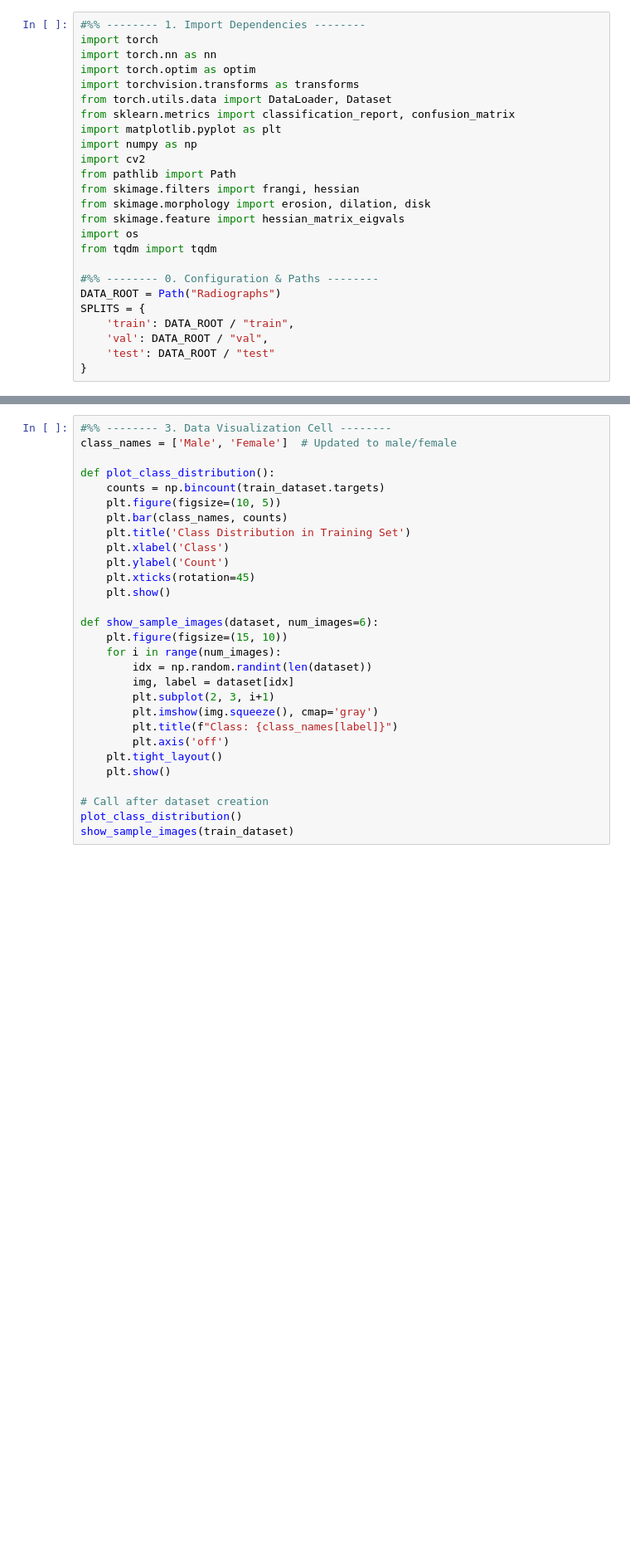
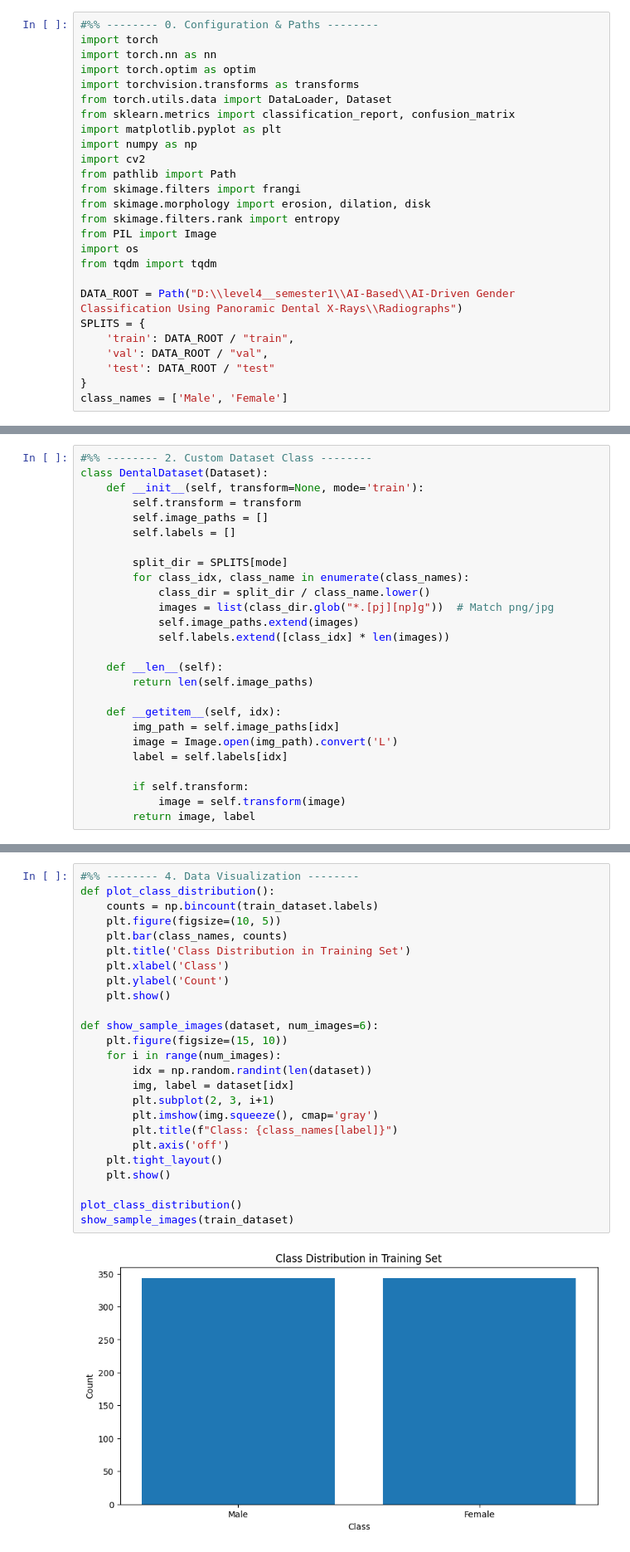
Before and after one commit to Maher1410/Brain-Tumor-Radiology, a Jupyter notebook: test.ipynb, the cells around one changed output, grey strips where cells are left out. Shown at 83% size. Saved outputs shown, nothing was run; the diff lists cells and outputs as text; blank space fills up the shorter version.

```diff
--- a/test.ipynb
+++ b/test.ipynb
@@ -1,5 +1,5 @@
 # %%
-#%% -------- 1. Import Dependencies --------
+#%% -------- 0. Configuration & Paths --------
 import torch
 import torch.nn as nn
 import torch.optim as optim
@@ -10,17 +10,18 @@ import matplotlib.pyplot as plt
 import numpy as np
 import cv2
 from pathlib import Path
-from skimage.filters import frangi, hessian
+from skimage.filters import frangi
 from skimage.morphology import erosion, dilation, disk
-from skimage.feature import hessian_matrix_eigvals
+from skimage.filters.rank import entropy
+from PIL import Image
 import os
 from tqdm import tqdm
 
-#%% -------- 0. Configuration & Paths --------
-DATA_ROOT = Path("Radiographs")
+DATA_ROOT = Path("D:\\level4__semester1\\AI-Based\\AI-Driven Gender Classification Using Panoramic Dental X-Rays\\Radiographs")
 SPLITS = {
     'train': DATA_ROOT / "train",
     'val': DATA_ROOT / "val",
     'test': DATA_ROOT / "test"
 }
+class_names = ['Male', 'Female']
 # %%
@@ -94,0 +48,26 @@ class DentalDataset(Dataset):
+# %%
+#%% -------- 2. Custom Dataset Class --------
+class DentalDataset(Dataset):
+    def __init__(self, transform=None, mode='train'):
+        self.transform = transform
+        self.image_paths = []
+        self.labels = []
+
+        split_dir = SPLITS[mode]
+        for class_idx, class_name in enumerate(class_names):
+            class_dir = split_dir / class_name.lower()
+            images = list(class_dir.glob("*.[pj][np]g"))  # Match png/jpg
+            self.image_paths.extend(images)
+            self.labels.extend([class_idx] * len(images))
+
+    def __len__(self):
+        return len(self.image_paths)
+
+    def __getitem__(self, idx):
+        img_path = self.image_paths[idx]
+        image = Image.open(img_path).convert('L')
+        label = self.labels[idx]
+
+        if self.transform:
+            image = self.transform(image)
+        return image, label
@@ -95,30 +91,27 @@ class DentalDataset(Dataset):
 # %%
-#%% -------- 3. Data Visualization Cell --------
-class_names = ['Male', 'Female']  # Updated to male/female
-
+#%% -------- 4. Data Visualization --------
 def plot_class_distribution():
-    counts = np.bincount(train_dataset.targets)
+    counts = np.bincount(train_dataset.labels)
     plt.figure(figsize=(10, 5))
     plt.bar(class_names, counts)
     plt.title('Class Distribution in Training Set')
     plt.xlabel('Class')
     plt.ylabel('Count')
-    plt.xticks(rotation=45)
     plt.show()
 
 def show_sample_images(dataset, num_images=6):
     plt.figure(figsize=(15, 10))
     for i in range(num_images):
         idx = np.random.randint(len(dataset))
         img, label = dataset[idx]
         plt.subplot(2, 3, i+1)
         plt.imshow(img.squeeze(), cmap='gray')
         plt.title(f"Class: {class_names[label]}")
         plt.axis('off')
     plt.tight_layout()
     plt.show()
 
-# Call after dataset creation
 plot_class_distribution()
 show_sample_images(train_dataset)
 # %% [output]
+[figure, added]
```
Also changed, not shown: parts of 10 cells of this notebook.
